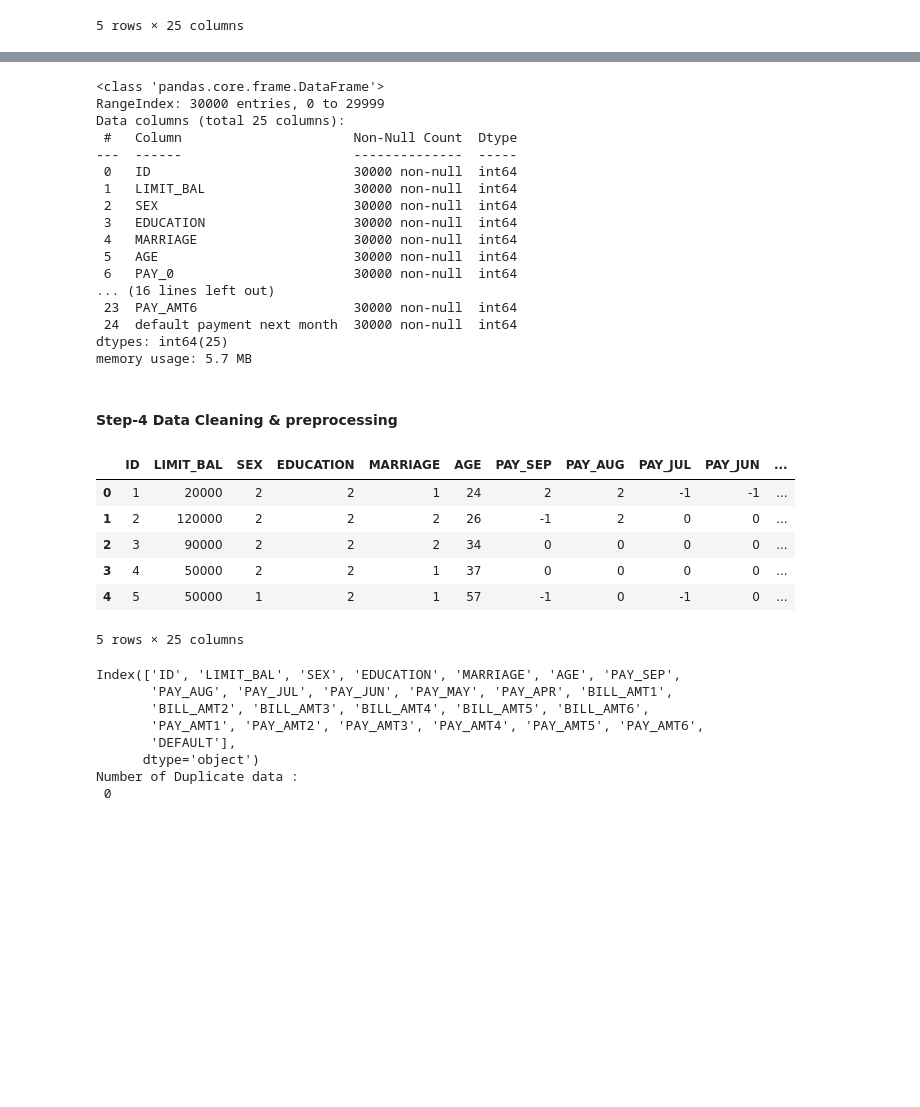
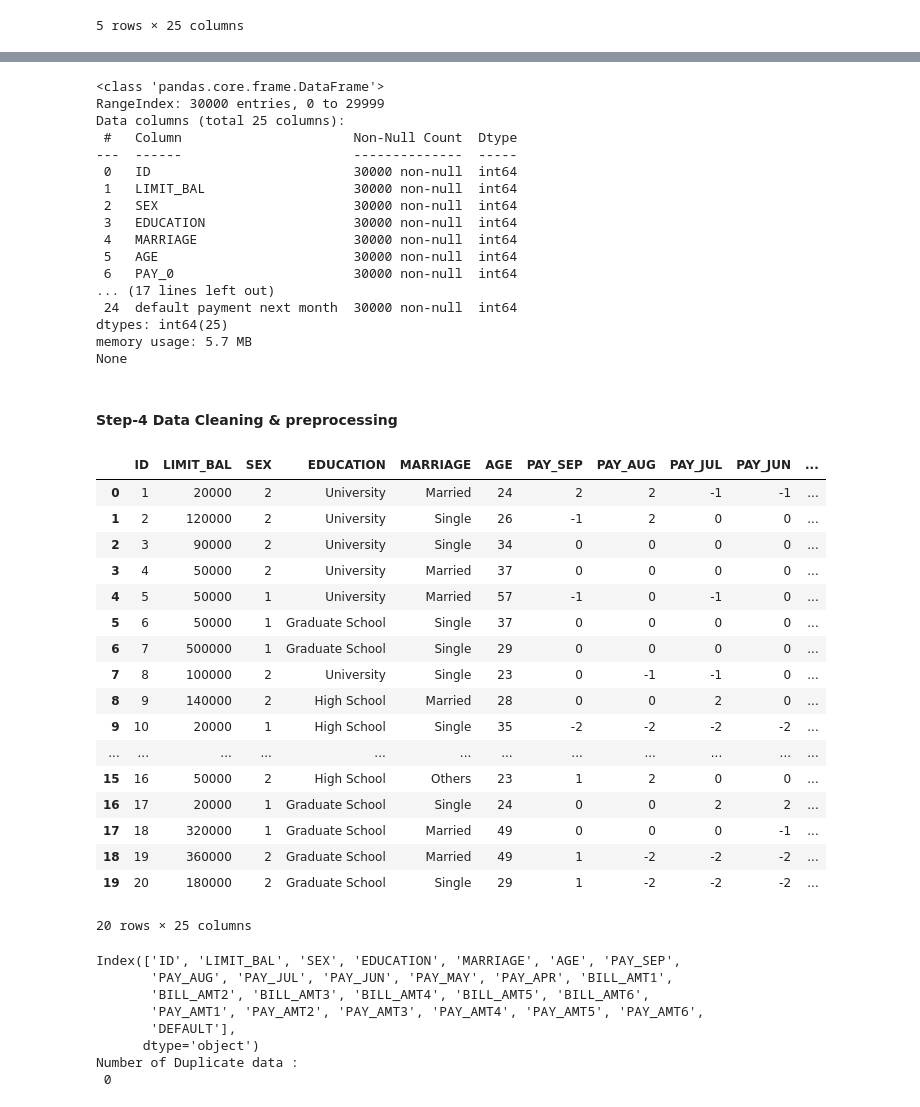
Before and after one commit to pradeepkhadka505/7072CEM-CourseWork, a Jupyter notebook: DefaultPayment_Of_ClientCreditCard_Prediction.ipynb, the cells around one changed output, grey strips where cells are left out. Drawn from its saved outputs; the diff is of its cells as text; code cells hidden in the pictures; blank space fills up the shorter version.

```diff
--- a/DefaultPayment_Of_ClientCreditCard_Prediction.ipynb
+++ b/DefaultPayment_Of_ClientCreditCard_Prediction.ipynb
@@ -143,5 +116,5 @@ max    528666.000000                    1.000000
 # %%
-data.info()
+print(data.info())
 # %% [output]
 <class 'pandas.core.frame.DataFrame'>
 RangeIndex: 30000 entries, 0 to 29999
@@ -155,29 +128,57 @@ Data columns (total 25 columns):
  4   MARRIAGE                    30000 non-null  int64
  5   AGE                         30000 non-null  int64
  6   PAY_0                       30000 non-null  int64
-... (16 lines left out)
- 23  PAY_AMT6                    30000 non-null  int64
+... (17 lines left out)
  24  default payment next month  30000 non-null  int64
 dtypes: int64(25)
 memory usage: 5.7 MB
+None
 # %% [markdown]
 #### Step-4 Data Cleaning & preprocessing
 # %%
-# Rename columns for easier reference
+#Columns Name Transformations
 data.rename(columns={
     "PAY_0": "PAY_SEP", "PAY_2": "PAY_AUG", "PAY_3": "PAY_JUL",
     "PAY_4": "PAY_JUN", "PAY_5": "PAY_MAY", "PAY_6": "PAY_APR",
     "default payment next month": "DEFAULT"
 }, inplace=True)
-data.head()
+
+#for easy understand and value changes
+data['EDUCATION'] = data['EDUCATION'].replace({0: 4, 5: 4, 6: 4})
+data['EDUCATION'] = data['EDUCATION'].map({
+    1: 'Graduate School',
+    2: 'University',
+    3: 'High School',
+    4: 'Others'
+})
+
+# Recode MARRIAGE categories
+data['MARRIAGE'] = data['MARRIAGE'].replace({0: 3})
+data['MARRIAGE'] = data['MARRIAGE'].map({
+    1: 'Married',
+    2: 'Single',
+    3: 'Others'
+})
+data.head(20)
 # %% [output]
 |  | ID | LIMIT_BAL | SEX | EDUCATION | MARRIAGE | AGE | PAY_SEP | PAY_AUG | PAY_JUL | PAY_JUN | ... |
-| 0 | 1 | 20000 | 2 | 2 | 1 | 24 | 2 | 2 | -1 | -1 | ... |
-| 1 | 2 | 120000 | 2 | 2 | 2 | 26 | -1 | 2 | 0 | 0 | ... |
-| 2 | 3 | 90000 | 2 | 2 | 2 | 34 | 0 | 0 | 0 | 0 | ... |
-| 3 | 4 | 50000 | 2 | 2 | 1 | 37 | 0 | 0 | 0 | 0 | ... |
-| 4 | 5 | 50000 | 1 | 2 | 1 | 57 | -1 | 0 | -1 | 0 | ... |
+| 0 | 1 | 20000 | 2 | University | Married | 24 | 2 | 2 | -1 | -1 | ... |
+| 1 | 2 | 120000 | 2 | University | Single | 26 | -1 | 2 | 0 | 0 | ... |
+| 2 | 3 | 90000 | 2 | University | Single | 34 | 0 | 0 | 0 | 0 | ... |
+| 3 | 4 | 50000 | 2 | University | Married | 37 | 0 | 0 | 0 | 0 | ... |
+| 4 | 5 | 50000 | 1 | University | Married | 57 | -1 | 0 | -1 | 0 | ... |
+| 5 | 6 | 50000 | 1 | Graduate School | Single | 37 | 0 | 0 | 0 | 0 | ... |
+| 6 | 7 | 500000 | 1 | Graduate School | Single | 29 | 0 | 0 | 0 | 0 | ... |
+| 7 | 8 | 100000 | 2 | University | Single | 23 | 0 | -1 | -1 | 0 | ... |
+| 8 | 9 | 140000 | 2 | High School | Married | 28 | 0 | 0 | 2 | 0 | ... |
+| 9 | 10 | 20000 | 1 | High School | Single | 35 | -2 | -2 | -2 | -2 | ... |
+| ... | ... | ... | ... | ... | ... | ... | ... | ... | ... | ... | ... |
+| 15 | 16 | 50000 | 2 | High School | Others | 23 | 1 | 2 | 0 | 0 | ... |
+| 16 | 17 | 20000 | 1 | Graduate School | Single | 24 | 0 | 0 | 2 | 2 | ... |
+| 17 | 18 | 320000 | 1 | Graduate School | Married | 49 | 0 | 0 | 0 | -1 | ... |
+| 18 | 19 | 360000 | 2 | Graduate School | Married | 49 | 1 | -2 | -2 | -2 | ... |
+| 19 | 20 | 180000 | 2 | Graduate School | Single | 29 | 1 | -2 | -2 | -2 | ... |
-5 rows × 25 columns
+20 rows × 25 columns
 # %%
 print(data.columns)
 # Check for duplicates
```
Also changed, not shown: parts of 56 cells of this notebook, 1 other file.
